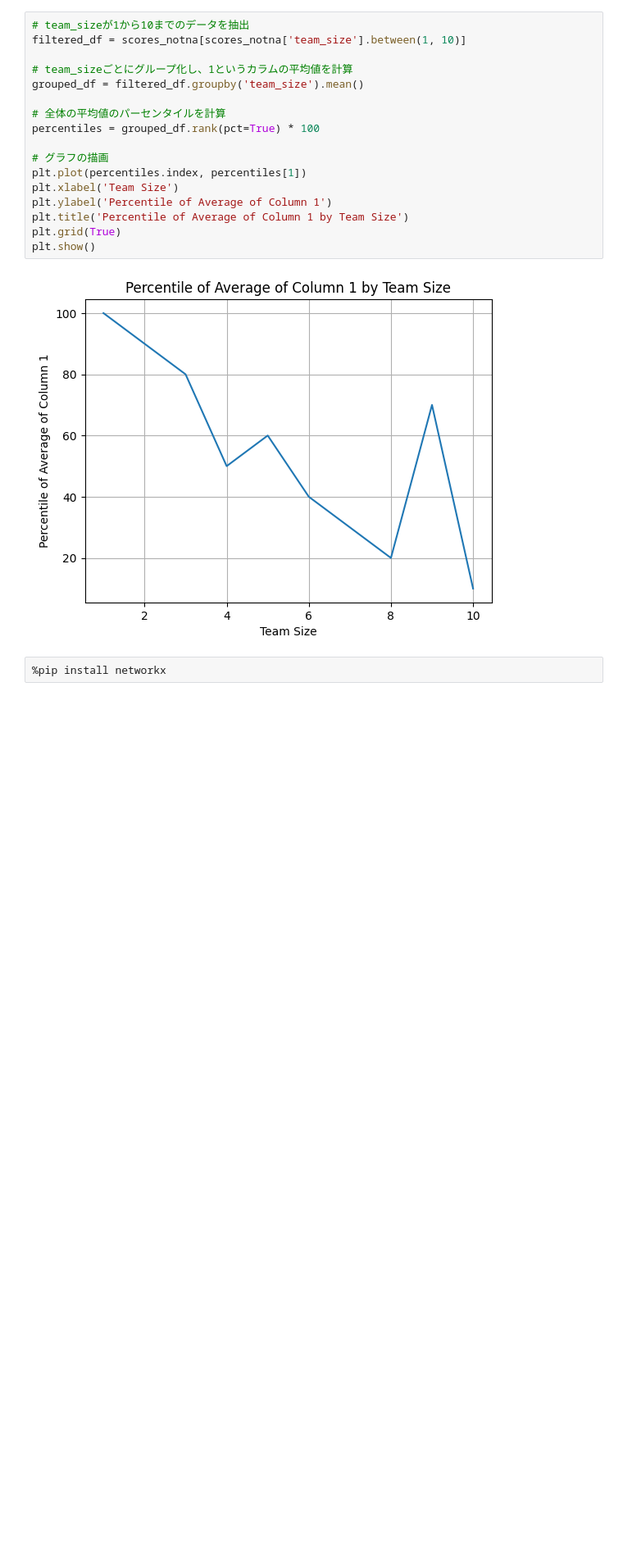
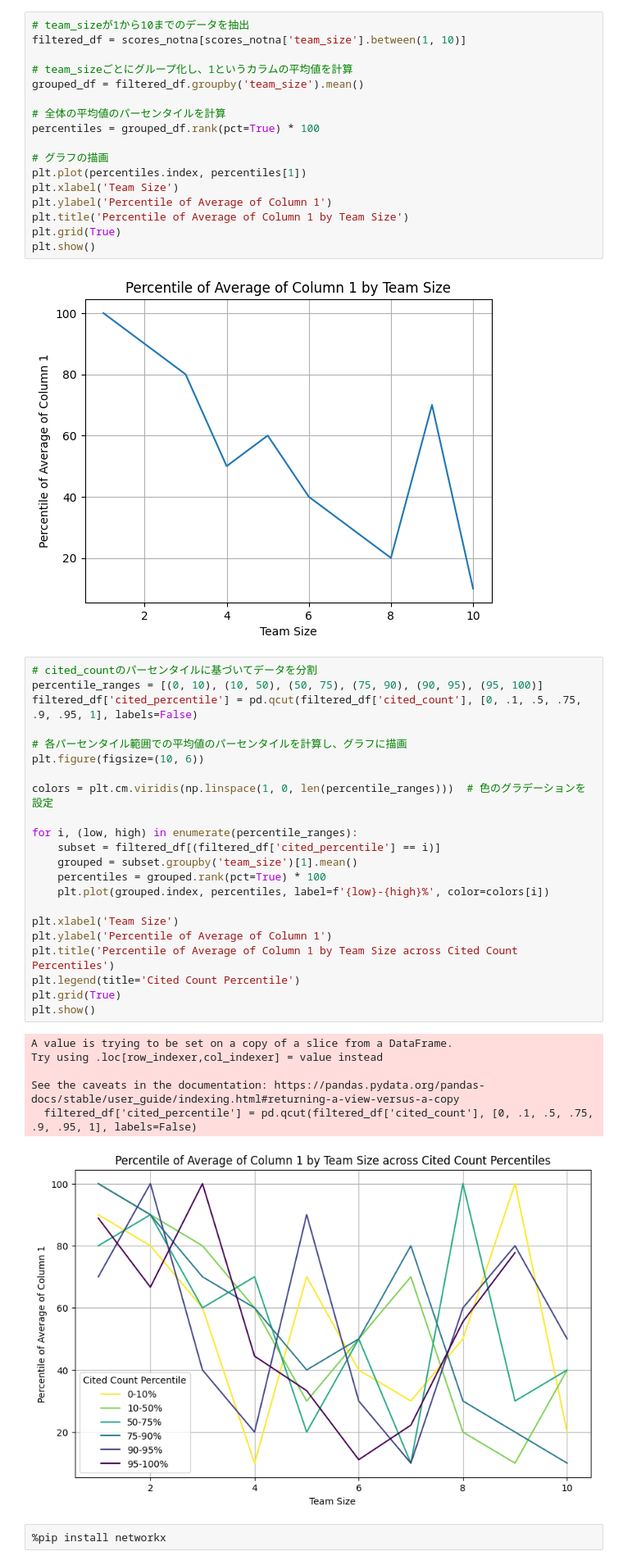
Before and after one commit to ScisciJP/tutorial_jp, a Jupyter notebook: 3-Disruptiveness copy.ipynb, the cells around one changed output. Shown at 82% size. Cells and saved outputs as stored; diff of their text form; blank space fills up the shorter version.

```diff
--- a/3-Disruptiveness copy.ipynb
+++ b/3-Disruptiveness copy.ipynb
@@ -325,6 +325,35 @@ plt.grid(True)
 plt.show()
 # %% [output]
 [figure]
+# %%
+# cited_countのパーセンタイルに基づいてデータを分割
+percentile_ranges = [(0, 10), (10, 50), (50, 75), (75, 90), (90, 95), (95, 100)]
+filtered_df['cited_percentile'] = pd.qcut(filtered_df['cited_count'], [0, .1, .5, .75, .9, .95, 1], labels=False)
+
+# 各パーセンタイル範囲での平均値のパーセンタイルを計算し、グラフに描画
+plt.figure(figsize=(10, 6))
+
+colors = plt.cm.viridis(np.linspace(1, 0, len(percentile_ranges)))  # 色のグラデーションを設定
+
+for i, (low, high) in enumerate(percentile_ranges):
+    subset = filtered_df[(filtered_df['cited_percentile'] == i)]
+    grouped = subset.groupby('team_size')[1].mean()
+    percentiles = grouped.rank(pct=True) * 100
+    plt.plot(grouped.index, percentiles, label=f'{low}-{high}%', color=colors[i])
+
+plt.xlabel('Team Size')
+plt.ylabel('Percentile of Average of Column 1')
+plt.title('Percentile of Average of Column 1 by Team Size across Cited Count Percentiles')
+plt.legend(title='Cited Count Percentile')
+plt.grid(True)
+plt.show()
+# %% [output]
+A value is trying to be set on a copy of a slice from a DataFrame.
+Try using .loc[row_indexer,col_indexer] = value instead
+
+See the caveats in the documentation: https://pandas.pydata.org/pandas-docs/stable/user_guide/indexing.html#returning-a-view-versus-a-copy
+  filtered_df['cited_percentile'] = pd.qcut(filtered_df['cited_count'], [0, .1, .5, .75, .9, .95, 1], labels=False)
+[figure, added]
 # %%
 %pip install networkx
 # %% [output]
```
Also changed, not shown: 3 other files.
